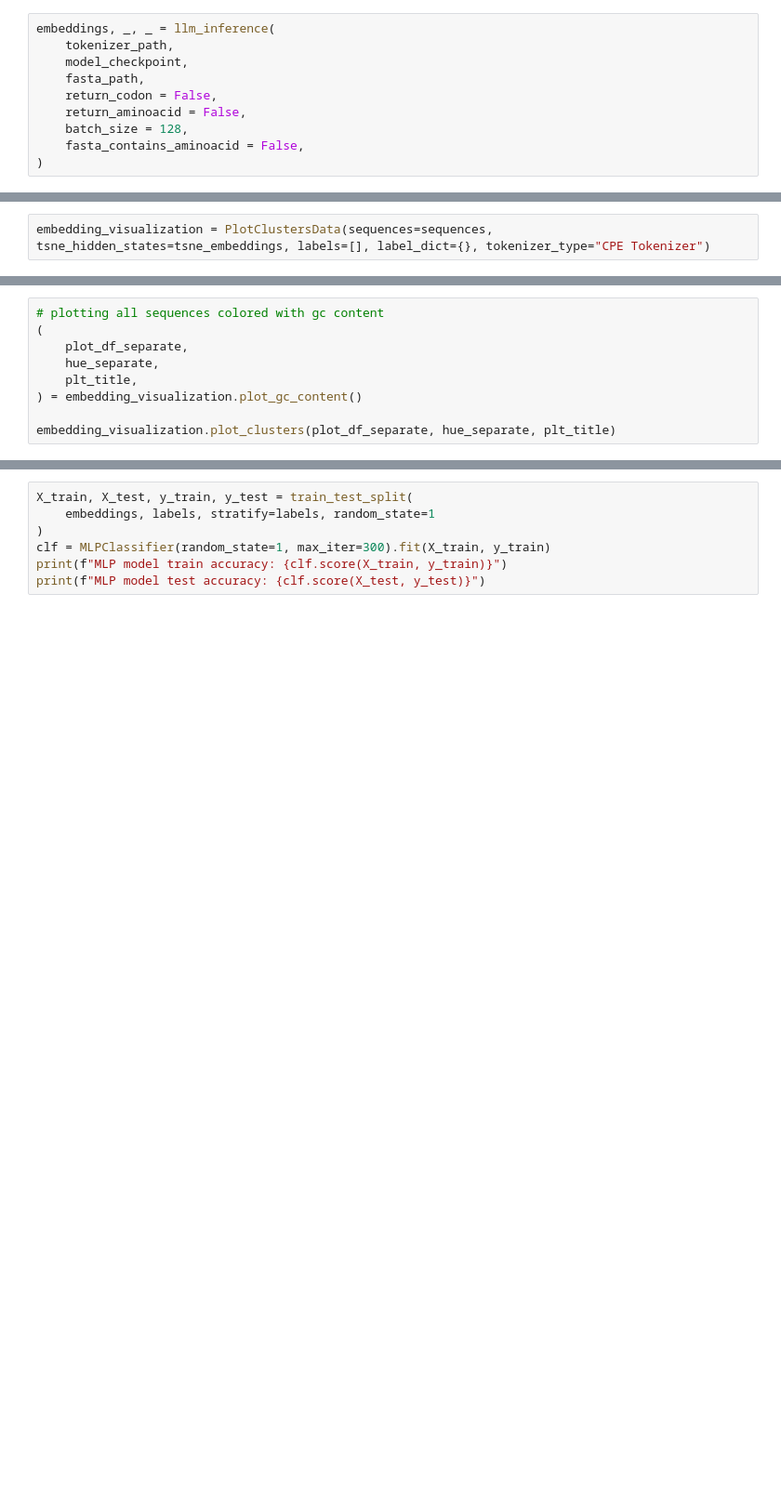
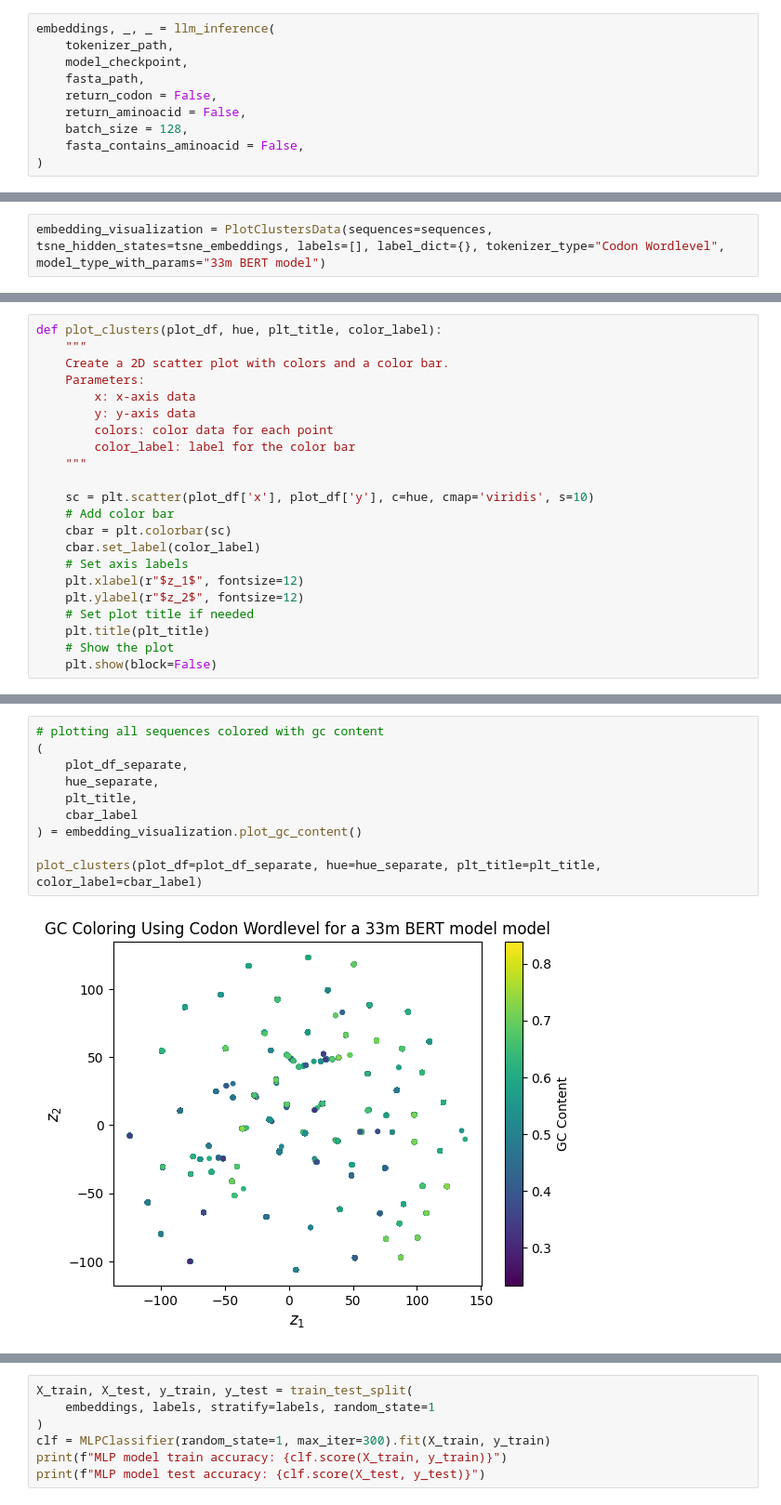
Before and after one commit to sakethramakrishnan/cpe, a Jupyter notebook: cpe/model_visualization_tSNE.ipynb, the cells around one changed output, grey strips where cells are left out. Shown at 93% size. Drawn from its saved outputs; the diff is of its cells as text; blank space fills up the shorter version.

```diff
--- a/cpe/model_visualization_tSNE.ipynb
+++ b/cpe/model_visualization_tSNE.ipynb
@@ -193,2 +181,2 @@ tsne_embeddings = TSNE(n_components=2).fit_transform(embeddings)
 # %%
-embedding_visualization = PlotClustersData(sequences=sequences, tsne_hidden_states=tsne_embeddings, labels=[], label_dict={}, tokenizer_type="CPE Tokenizer")
+embedding_visualization = PlotClustersData(sequences=sequences, tsne_hidden_states=tsne_embeddings, labels=[], label_dict={}, tokenizer_type="Codon Wordlevel", model_type_with_params="33m BERT model")
@@ -194,0 +244,22 @@ embedding_visualization = PlotClustersData(sequences=sequences, tsne_hidden_stat
+# %%
+def plot_clusters(plot_df, hue, plt_title, color_label):
+    """
+    Create a 2D scatter plot with colors and a color bar.
+    Parameters:
+        x: x-axis data
+        y: y-axis data
+        colors: color data for each point
+        color_label: label for the color bar
+    """
+
+    sc = plt.scatter(plot_df['x'], plot_df['y'], c=hue, cmap='viridis', s=10)
+    # Add color bar
+    cbar = plt.colorbar(sc)
+    cbar.set_label(color_label)
+    # Set axis labels
+    plt.xlabel(r"$z_1$", fontsize=12)
+    plt.ylabel(r"$z_2$", fontsize=12)
+    # Set plot title if needed
+    plt.title(plt_title)
+    # Show the plot
+    plt.show(block=False)
@@ -195,12 +268,15 @@ embedding_visualization = PlotClustersData(sequences=sequences, tsne_hidden_stat
 # %%
 # plotting all sequences colored with gc content
 (
     plot_df_separate,
     hue_separate,
     plt_title,
+    cbar_label
 ) = embedding_visualization.plot_gc_content()
 
-embedding_visualization.plot_clusters(plot_df_separate, hue_separate, plt_title)
+plot_clusters(plot_df=plot_df_separate, hue=hue_separate, plt_title=plt_title, color_label=cbar_label)
+# %% [output]
+[figure, added]
 # %%
 # plotting all sequences colored with sequence length
 (
```
Also changed, not shown: parts of 24 cells of this notebook, 2 other files.
